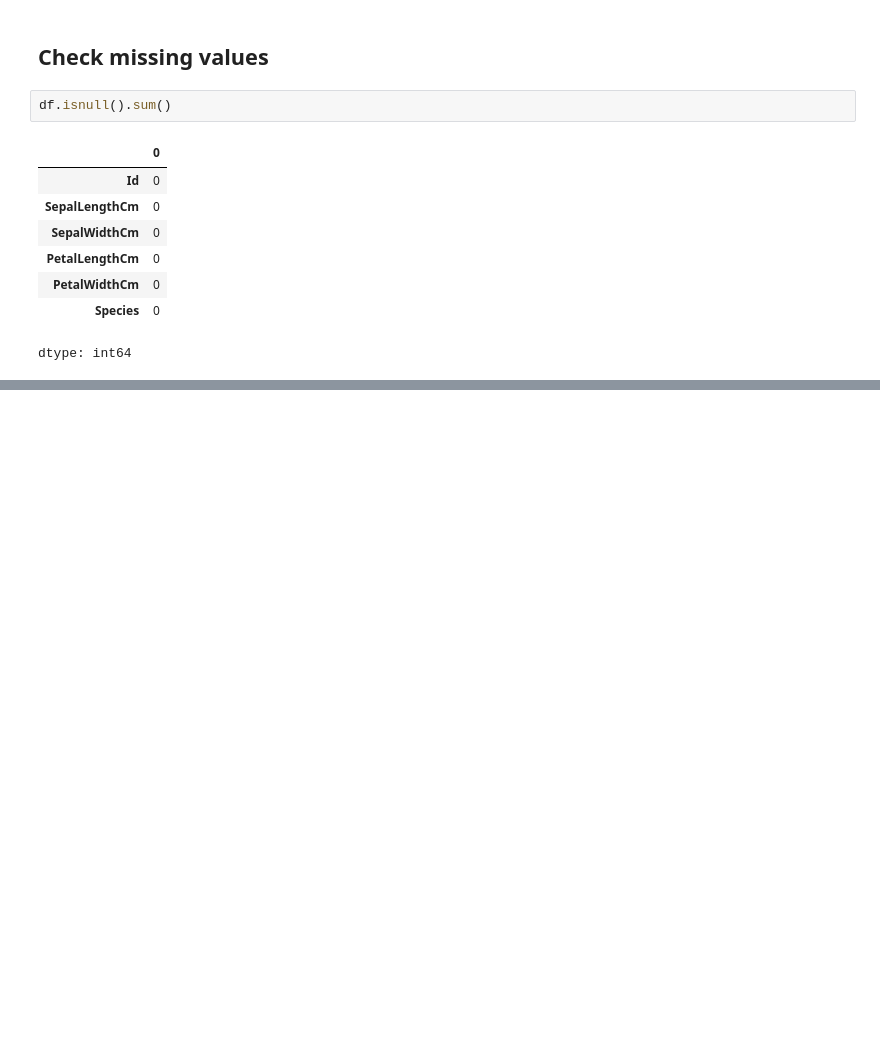
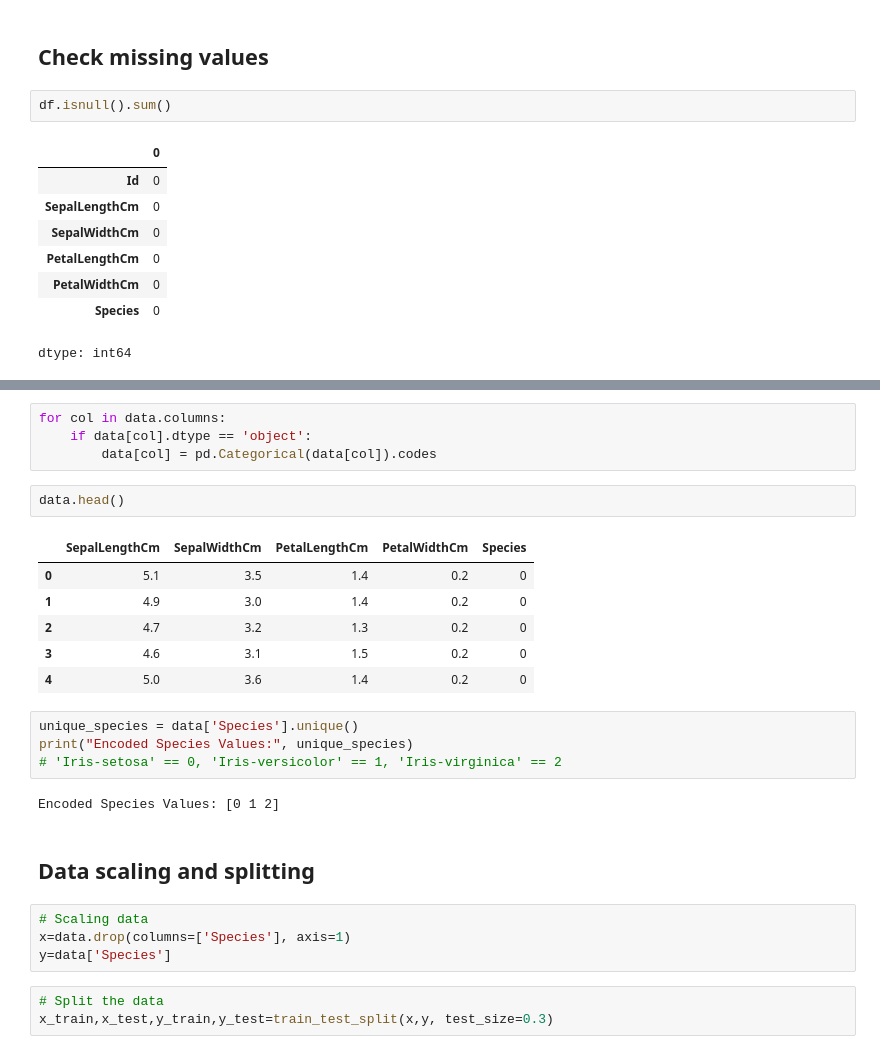
Before and after one commit to HiYasin/flower_species_classification, a Jupyter notebook: flower_species_classification.ipynb, the cells around one changed output, grey strips where cells are left out. Cells and saved outputs as stored; diff of their text form; blank space fills up the shorter version.

```diff
--- a/flower_species_classification.ipynb
+++ b/flower_species_classification.ipynb
@@ -77,0 +132,28 @@ dtype: int64
+# %%
+for col in data.columns:
+    if data[col].dtype == 'object':
+        data[col] = pd.Categorical(data[col]).codes
+# %%
+data.head()
+# %% [output]
+|  | SepalLengthCm | SepalWidthCm | PetalLengthCm | PetalWidthCm | Species |
+| 0 | 5.1 | 3.5 | 1.4 | 0.2 | 0 |
+| 1 | 4.9 | 3.0 | 1.4 | 0.2 | 0 |
+| 2 | 4.7 | 3.2 | 1.3 | 0.2 | 0 |
+| 3 | 4.6 | 3.1 | 1.5 | 0.2 | 0 |
+| 4 | 5.0 | 3.6 | 1.4 | 0.2 | 0 |
+# %%
+unique_species = data['Species'].unique()
+print("Encoded Species Values:", unique_species)
+# 'Iris-setosa' == 0, 'Iris-versicolor' == 1, 'Iris-virginica' == 2
+# %% [output]
+Encoded Species Values: [0 1 2]
+# %% [markdown]
+## Data scaling and splitting
+# %%
+# Scaling data
+x=data.drop(columns=['Species'], axis=1)
+y=data['Species']
+# %%
+# Split the data
+x_train,x_test,y_train,y_test=train_test_split(x,y, test_size=0.3)
```
Also changed, not shown: parts of 10 cells of this notebook.
